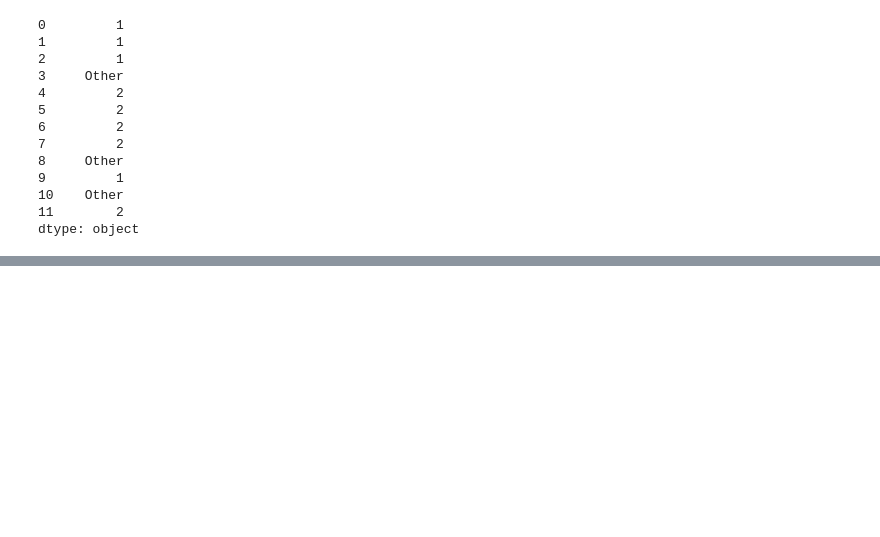
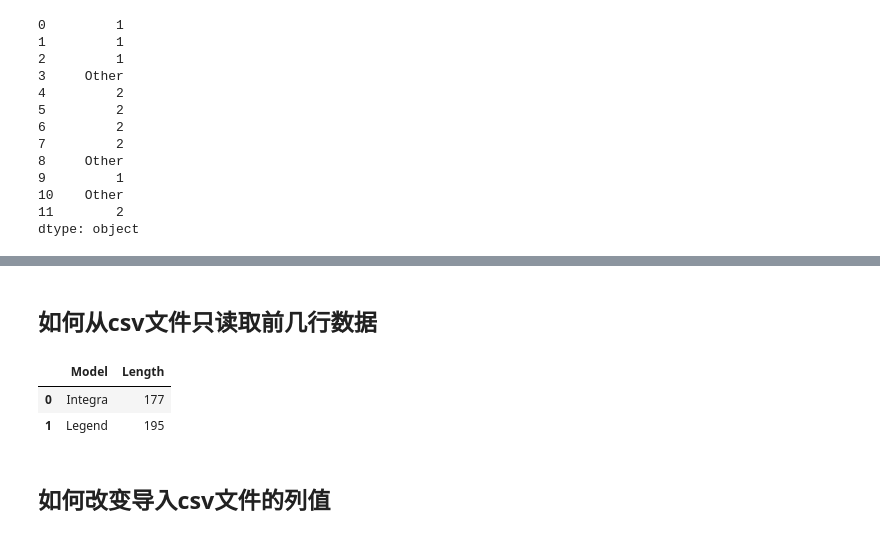
Before and after one commit to nicePaul521/ML, a Jupyter notebook: pandas.ipynb, the cells around one changed output, grey strips where cells are left out. Cells and saved outputs as stored; diff of their text form; code cells hidden in the pictures; blank space fills up the shorter version.

```diff
--- a/pandas.ipynb
+++ b/pandas.ipynb
@@ -159,0 +389,13 @@ dtype: object
+# %% [markdown]
+## 如何从csv文件只读取前几行数据
+# %%
+#只读取前2行和指定列数据
+import pandas as pd
+df = pd.read_csv('https://raw.githubusercontent.com/selva86/datasets/master/Cars93_miss.csv',nrows=2,usecols=['Model','Length'])
+df
+# %% [output]
+|  | Model | Length |
+| 0 | Integra | 177 |
+| 1 | Legend | 195 |
+# %% [markdown]
+## 如何改变导入csv文件的列值
```
Also changed, not shown: parts of 55 cells of this notebook.
